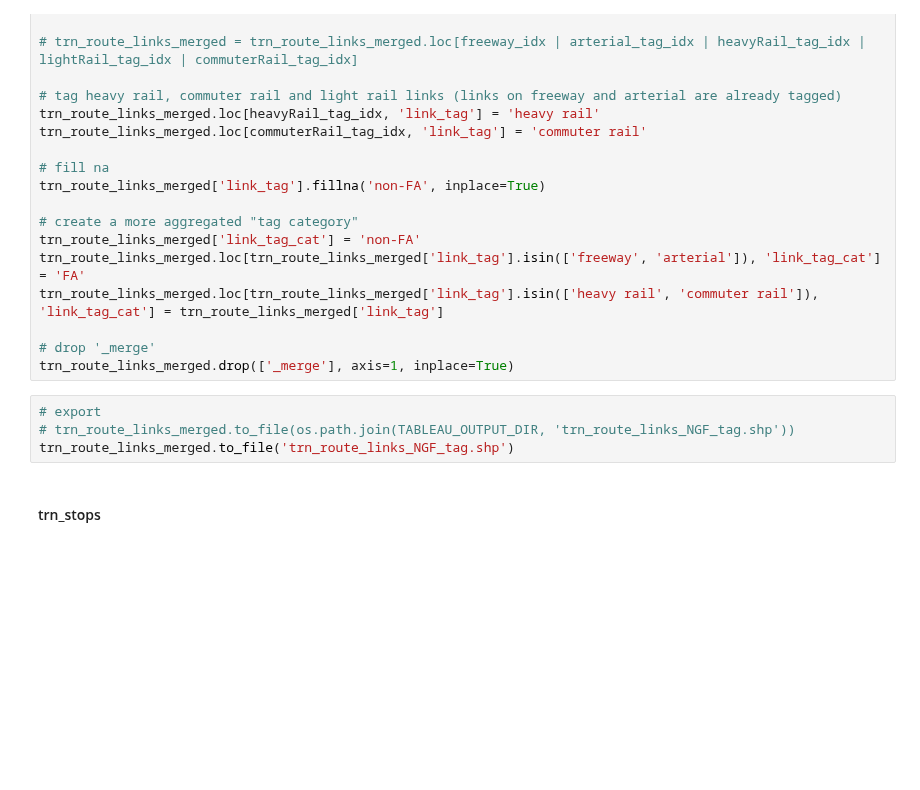
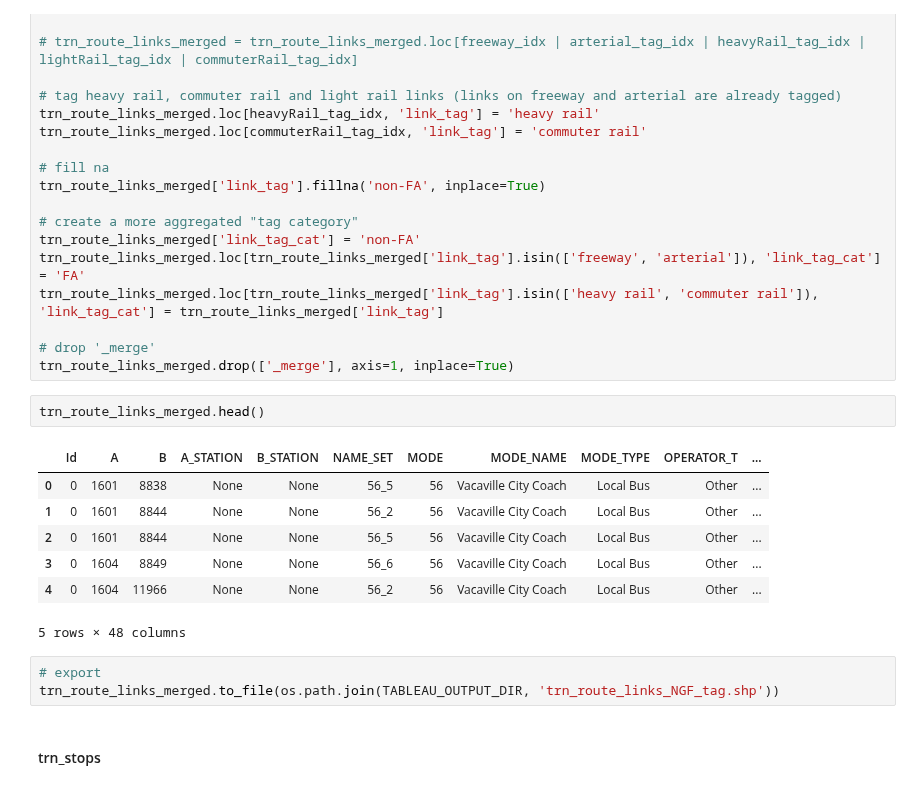
Before and after one commit to BayAreaMetro/travel-model-one, a Jupyter notebook: utilities/NextGenFwys/tag_transit_on_freeway_arterial.ipynb, the cells around one changed output. Saved outputs shown, nothing was run; the diff lists cells and outputs as text; blank space fills up the shorter version.

```diff
--- a/utilities/NextGenFwys/tag_transit_on_freeway_arterial.ipynb
+++ b/utilities/NextGenFwys/tag_transit_on_freeway_arterial.ipynb
@@ -562,10 +563,19 @@ trn_route_links_merged.loc[trn_route_links_merged['link_tag'].isin(['heavy rail'
 
 # drop '_merge'
 trn_route_links_merged.drop(['_merge'], axis=1, inplace=True)
+# %%
+trn_route_links_merged.head()
+# %% [output]
+|  | Id | A | B | A_STATION | B_STATION | NAME_SET | MODE | MODE_NAME | MODE_TYPE | OPERATOR_T | ... |
+| 0 | 0 | 1601 | 8838 | None | None | 56_5 | 56 | Vacaville City Coach | Local Bus | Other | ... |
+| 1 | 0 | 1601 | 8844 | None | None | 56_2 | 56 | Vacaville City Coach | Local Bus | Other | ... |
+| 2 | 0 | 1601 | 8844 | None | None | 56_5 | 56 | Vacaville City Coach | Local Bus | Other | ... |
+| 3 | 0 | 1604 | 8849 | None | None | 56_6 | 56 | Vacaville City Coach | Local Bus | Other | ... |
+| 4 | 0 | 1604 | 11966 | None | None | 56_2 | 56 | Vacaville City Coach | Local Bus | Other | ... |
+5 rows × 48 columns
 # %%
 # export
-# trn_route_links_merged.to_file(os.path.join(TABLEAU_OUTPUT_DIR, 'trn_route_links_NGF_tag.shp'))
-trn_route_links_merged.to_file('trn_route_links_NGF_tag.shp')
+trn_route_links_merged.to_file(os.path.join(TABLEAU_OUTPUT_DIR, 'trn_route_links_NGF_tag.shp'))
 # %% [markdown]
 #### trn_stops
 # %%
```
Also changed, not shown: parts of 14 cells of this notebook.
